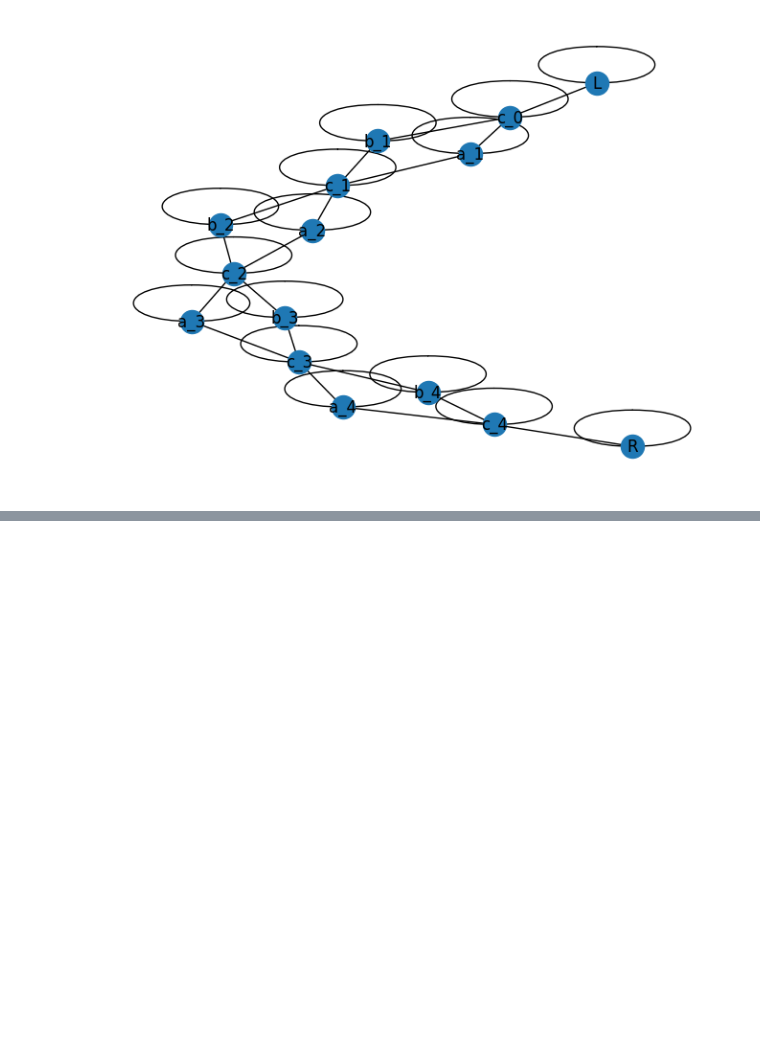
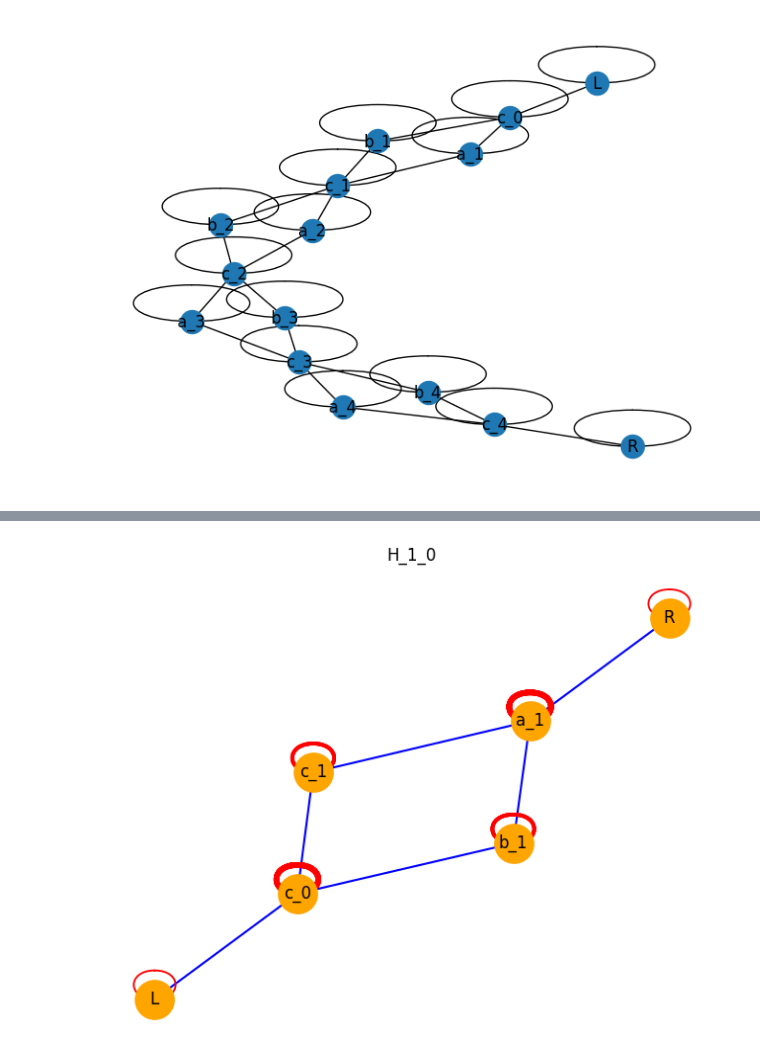
Before and after one commit to JaimePSantos/DynamicRandomWalks, a Jupyter notebook: CT-Dyn_TemporalHelix.ipynb, the cells around one changed output, grey strips where cells are left out. Saved outputs shown, nothing was run; the diff lists cells and outputs as text; code cells hidden in the pictures; blank space fills up the shorter version.

```diff
--- a/CT-Dyn_TemporalHelix.ipynb
+++ b/CT-Dyn_TemporalHelix.ipynb
@@ -430,0 +245,90 @@ plt.show()
+# %%
+def create_vertex_mapping(l, k):
+    #generate the characters 'a', 'b', 'c' cyclically based on the values of j and k.
+    #The number 97 is the ASCII value for the character 'a', and (j+k)%3 generates thenumbers 0, 1, 2 in a cyclic manner.
+    mapping = {f"s_{i},{j}": f"{chr(97 + (j+k)%3)}_{i}" for i in range(1, l+1) for j in range(3)}  # start range from 1 for i
+    mapping.update({f"s_0,{j}": "c_0" for j in range(3)})  # handle s_0 separately
+    mapping["L"] = "L"
+    mapping["R"] = "R"
+    return mapping
+
+def create_graph(l, k):
+    H = nx.MultiGraph()  # Multigraph is used to support multiple edges between the same nodes
+
+    # get vertex mapping
+    mapping = create_vertex_mapping(l, k)
+
+    # add nodes and edges
+    H.add_edge(mapping["L"], mapping[f"s_{0},{k%3}"])
+    for i in range(1, l+1):
+        H.add_edge(mapping[f"s_{i-1},{k%3}"], mapping[f"s_{i},{(k+2)%3}"])
+        H.add_edge(mapping[f"s_{i-1},{k%3}"], mapping[f"s_{i},{(k+1)%3}"])
+        H.add_edge(mapping[f"s_{i},{(k+2)%3}"], mapping[f"s_{i},{k%3}"])
+        H.add_edge(mapping[f"s_{i},{(k+1)%3}"], mapping[f"s_{i},{k%3}"])
+    H.add_edge(mapping[f"s_{l},{k%3}"], mapping["R"])
+
+    # add self-loops
+    for node in H.nodes():
+        for _ in range(H.degree(node)):
+            H.add_edge(node, node)  # multiple self-loops, each with weight 1
+
+    return H
+
+def plot_graph(H, title):
+    plt.figure()
+    nx.draw(H, with_labels=True)
+    plt.title(title)
+
+config = {
+    'figsize': (10, 8),
+    'k': 0.2,
+    'draw_self_loops': False,
+    'node_color': 'orange',
+    'node_size': 800,
+    'normal_edge_color': 'blue',
+    'normal_edge_width': 1.5,
+    'edge_style': 'solid',
+    'self_loop_color': 'red',
+    'title': 'H_1_0'
+}
+
+config1 = {
+    'figsize': (10, 8),
+    'k': 0.2,
+    'draw_self_loops': False,
+    'node_color': 'orange',
+    'node_size': 800,
+    'normal_edge_color': 'blue',
+    'normal_edge_width': 1.5,
+    'edge_style': 'solid',
+    'self_loop_color': 'red',
+    'title': 'H_1_1'
+}
+
+config2 = {
+    'figsize': (10, 8),
+    'k': 0.2,
+    'draw_self_loops': False,
+    'node_color': 'orange',
+    'node_size': 800,
+    'normal_edge_color': 'blue',
+    'normal_edge_width': 1.5,
+    'edge_style': 'solid',
+    'self_loop_color': 'red',
+    'title': 'H_1_2'
+}
+
+H_1_0 = create_graph(1, 0)
+draw_graph(H_1_0, config=config)
+
+H_1_1 = create_graph(1, 1)
+draw_graph(H_1_1, config=config1)
+
+
+
+H_1_2 = create_graph(1, 2)
+draw_graph(H_1_2, config=config2)
+
+plt.show()
+# %% [output]
+[figure, added]
```
Also changed, not shown: parts of 10 cells of this notebook.
